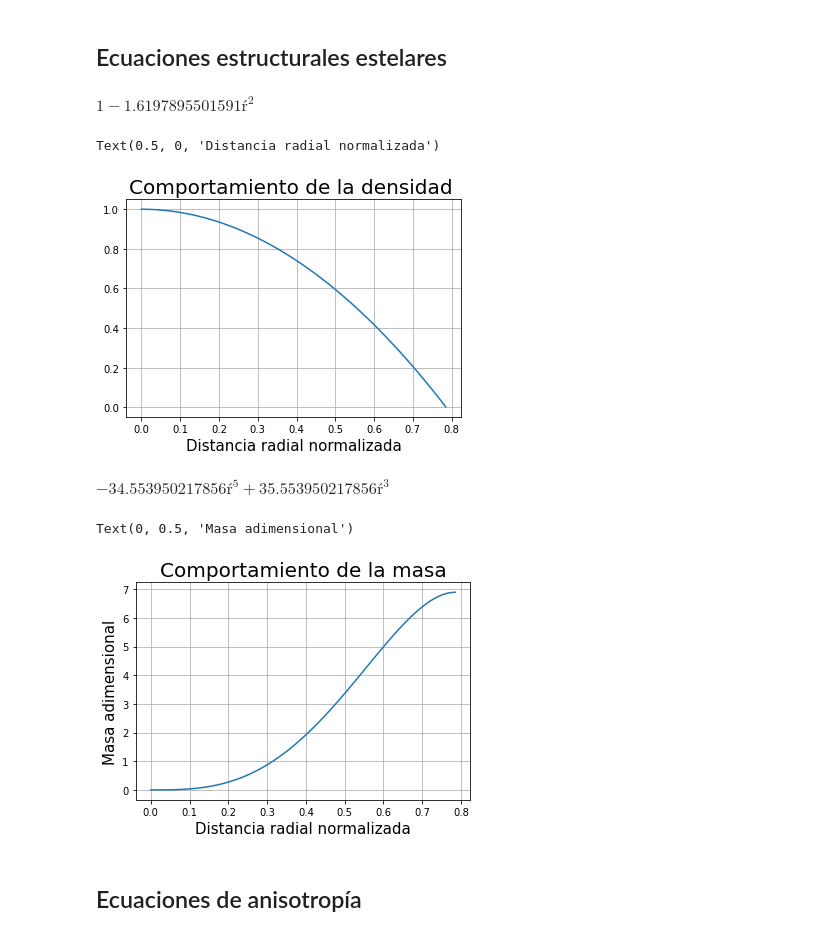
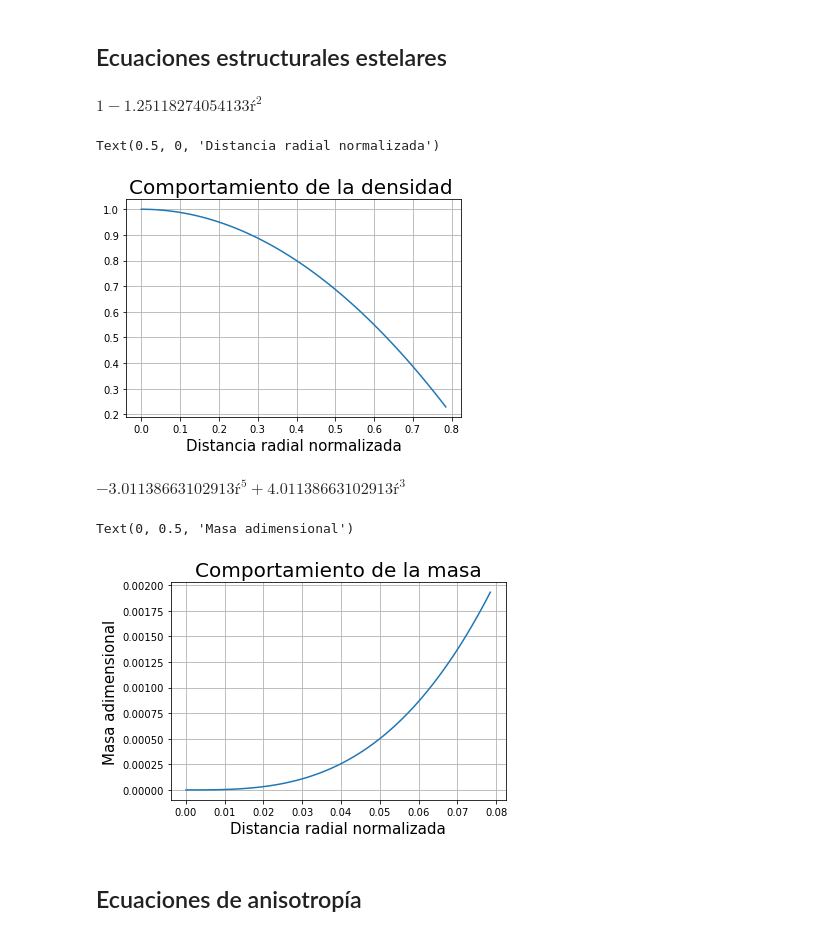
Before and after one commit to Vendetta0462/TareasCursos, a Jupyter notebook: Asign_Topicos/Integración_EqEstructural.ipynb, the cells around one changed output. Drawn from its saved outputs; the diff is of its cells as text; code cells hidden in the pictures.

```diff
--- a/Asign_Topicos/Integración_EqEstructural.ipynb
+++ b/Asign_Topicos/Integración_EqEstructural.ipynb
@@ -9,11 +9,14 @@ import matplotlib.pyplot as plt
 import sympy as sym
 import astropy.constants as ast
 # %%
-M = 1.989e30 #masa total
+M = 1.4*(1.989e30) #masa total
 #M = 1.989e5
-R = 696340e3 #Radio
-P = 2.65e16 #Presión central
-D = 150e3 #Densidad central
+#R = 696340e3 #Radio
+R = 10e3
+#P = 2.65e16 #Presión central
+P = 10e34
+#D = 150e3 #Densidad central
+D = 8e18
 c = ast.c.value
 G = ast.G.value
 # %%
@@ -52,7 +55,7 @@ def mass():
 # %%
 density()
 # %% [output]
-$\displaystyle 1 - 1.6197895501591 ŕ^{2}$
+$\displaystyle 1 - 1.25118274054133 ŕ^{2}$
 # %%
 den = sym.lambdify(r_,density())
 x=np.linspace(0,0.785,100)
@@ -62,22 +65,22 @@ plt.title('Comportamiento de la densidad ', fontsize=20)
 plt.xlabel('Distancia radial normalizada', fontsize=15)
 # %% [output]
 Text(0.5, 0, 'Distancia radial normalizada')
-[figure, old version]
+[figure, new version]
 # %%
 mass()
 # %% [output]
-$\displaystyle - 34.553950217856 ŕ^{5} + 35.553950217856 ŕ^{3}$
+$\displaystyle - 3.01138663102913 ŕ^{5} + 4.01138663102913 ŕ^{3}$
 # %%
 m = sym.lambdify(r_,mass())
-x=np.linspace(0,0.785,100)
+x=np.linspace(0,0.0785,100)
 plt.grid()
 plt.plot(x, m(x))
 plt.title('Comportamiento de la masa', fontsize=20)
 plt.xlabel('Distancia radial normalizada', fontsize=15)
 plt.ylabel('Masa adimensional', fontsize=15)
 # %% [output]
 Text(0, 0.5, 'Masa adimensional')
-[figure, old version]
+[figure, new version]
 # %% [markdown]
 ## Ecuaciones de anisotropía
 # %%
```
Also changed, not shown: parts of 8 cells of this notebook.
